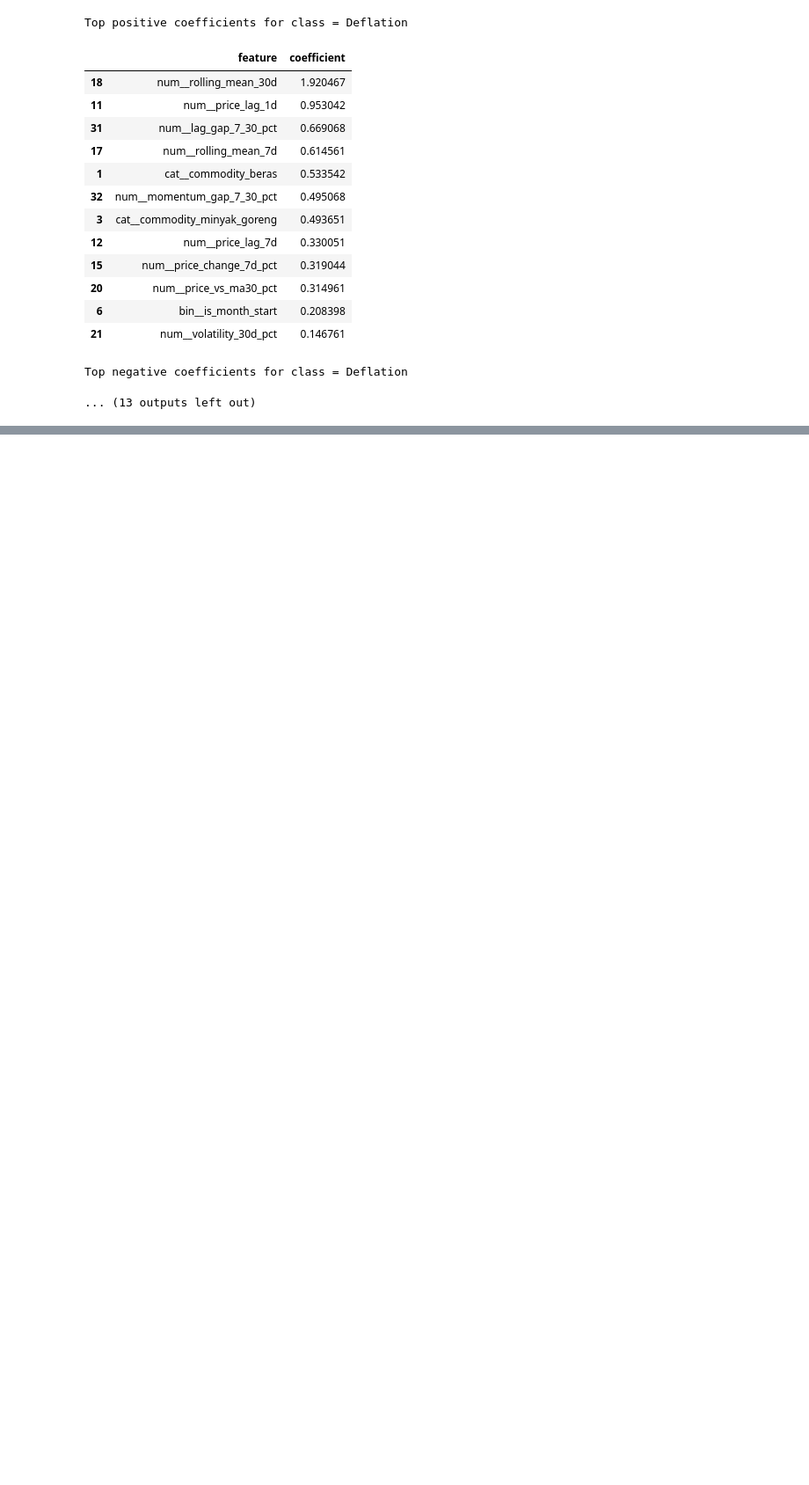
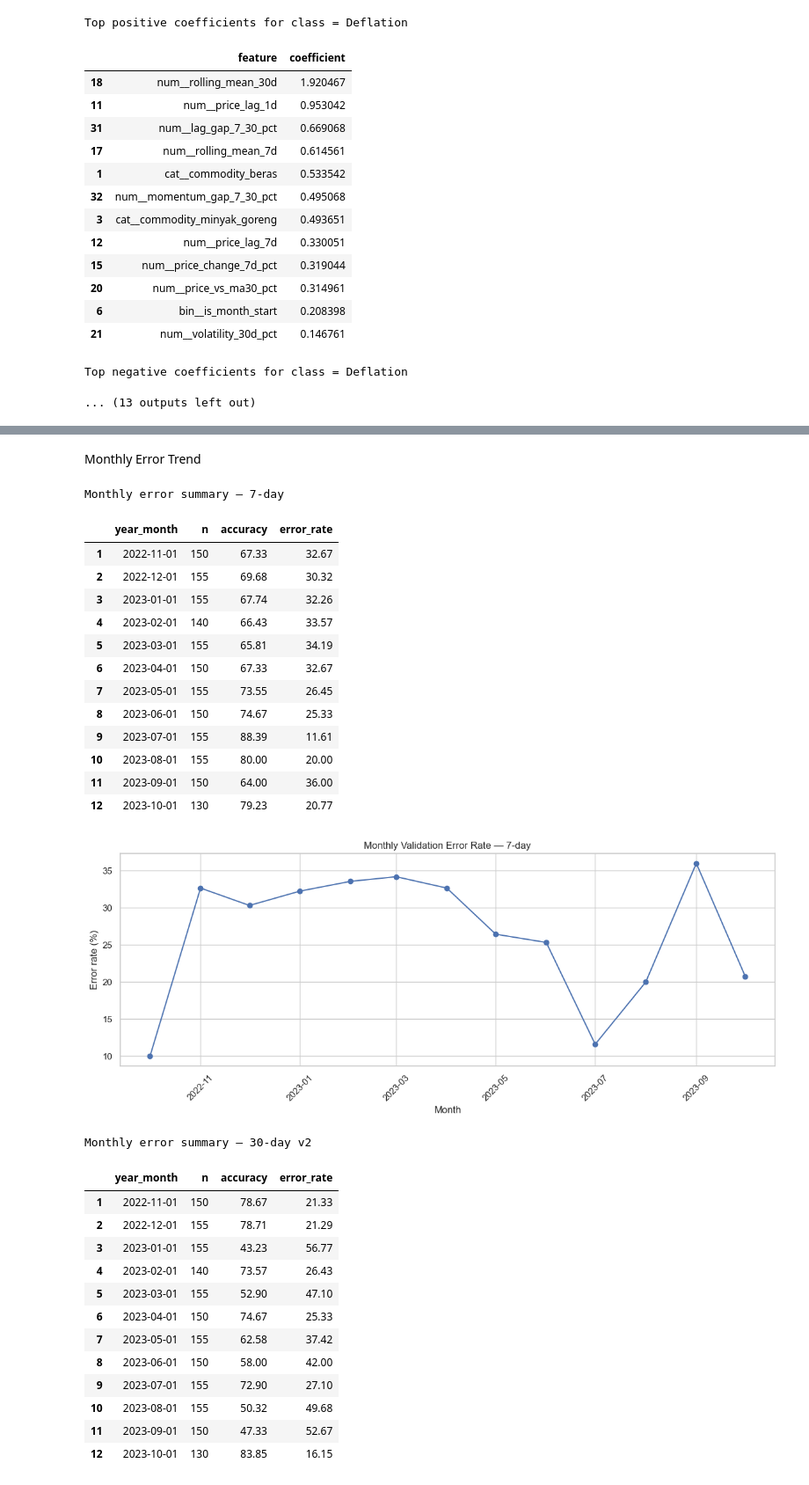
Before and after one commit to Cara-Notte/Mercatorie, a Jupyter notebook: notebooks/ml_notebook.ipynb, the cells around one changed output, grey strips where cells are left out. Shown at 88% size. Drawn from its saved outputs; the diff is of its cells as text; code cells hidden in the pictures; blank space fills up the shorter version.

Commit message:
error analysis

```diff
--- a/notebooks/ml_notebook.ipynb
+++ b/notebooks/ml_notebook.ipynb
@@ -2249,0 +2400,64 @@ Top negative coefficients for class = Deflation
+# %% [markdown]
+Monthly Error Trend
+# %%
+def monthly_error_summary(df, label):
+    tmp = df.copy()
+    tmp["year_month"] = pd.to_datetime(tmp["date"]).dt.to_period("M").dt.to_timestamp()
+
+    summary = (
+        tmp.groupby("year_month")
+           .agg(
+               n=("year_month", "size"),
+               accuracy=("correct", "mean"),
+               error_rate=("is_error", "mean")
+           )
+           .reset_index()
+    )
+    summary[["accuracy", "error_rate"]] *= 100
+
+    print(f"\nMonthly error summary — {label}")
+    display(summary.tail(12).round(2))
+
+    plt.figure(figsize=(12, 5))
+    plt.plot(summary["year_month"], summary["error_rate"], marker="o")
+    plt.title(f"Monthly Validation Error Rate — {label}")
+    plt.xlabel("Month")
+    plt.ylabel("Error rate (%)")
+    plt.xticks(rotation=45)
+    plt.tight_layout()
+    plt.show()
+
+    return summary
+
+monthly_error_7d = monthly_error_summary(error_7d, "7-day")
+monthly_error_30d = monthly_error_summary(error_30d, "30-day v2")
+# %% [output]
+Monthly error summary — 7-day
+|  | year_month | n | accuracy | error_rate |
+| 1 | 2022-11-01 | 150 | 67.33 | 32.67 |
+| 2 | 2022-12-01 | 155 | 69.68 | 30.32 |
+| 3 | 2023-01-01 | 155 | 67.74 | 32.26 |
+| 4 | 2023-02-01 | 140 | 66.43 | 33.57 |
+| 5 | 2023-03-01 | 155 | 65.81 | 34.19 |
+| 6 | 2023-04-01 | 150 | 67.33 | 32.67 |
+| 7 | 2023-05-01 | 155 | 73.55 | 26.45 |
+| 8 | 2023-06-01 | 150 | 74.67 | 25.33 |
+| 9 | 2023-07-01 | 155 | 88.39 | 11.61 |
+| 10 | 2023-08-01 | 155 | 80.00 | 20.00 |
+| 11 | 2023-09-01 | 150 | 64.00 | 36.00 |
+| 12 | 2023-10-01 | 130 | 79.23 | 20.77 |
+[figure, added]
+Monthly error summary — 30-day v2
+|  | year_month | n | accuracy | error_rate |
+| 1 | 2022-11-01 | 150 | 78.67 | 21.33 |
+| 2 | 2022-12-01 | 155 | 78.71 | 21.29 |
+| 3 | 2023-01-01 | 155 | 43.23 | 56.77 |
+| 4 | 2023-02-01 | 140 | 73.57 | 26.43 |
+| 5 | 2023-03-01 | 155 | 52.90 | 47.10 |
+| 6 | 2023-04-01 | 150 | 74.67 | 25.33 |
+| 7 | 2023-05-01 | 155 | 62.58 | 37.42 |
+| 8 | 2023-06-01 | 150 | 58.00 | 42.00 |
+| 9 | 2023-07-01 | 155 | 72.90 | 27.10 |
+| 10 | 2023-08-01 | 155 | 50.32 | 49.68 |
+| 11 | 2023-09-01 | 150 | 47.33 | 52.67 |
+| 12 | 2023-10-01 | 130 | 83.85 | 16.15 |
```
Also changed, not shown: parts of 14 cells of this notebook.
